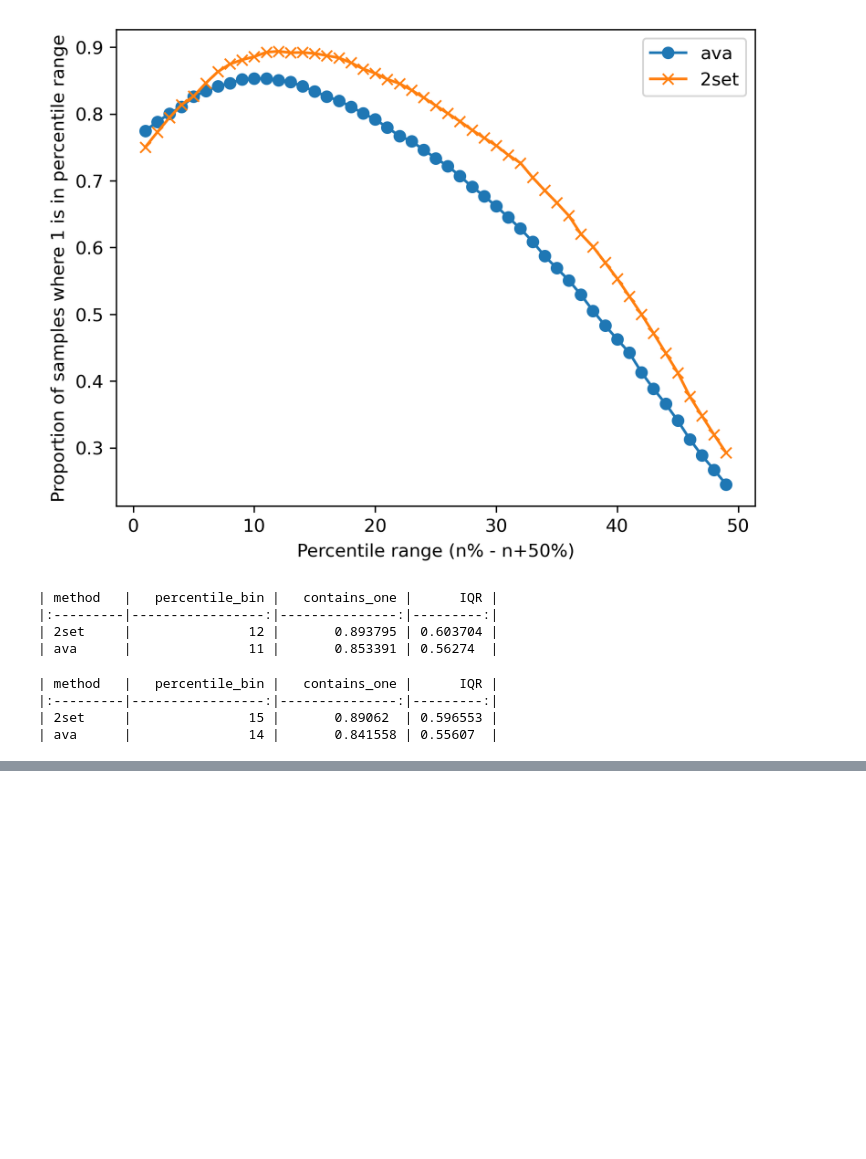
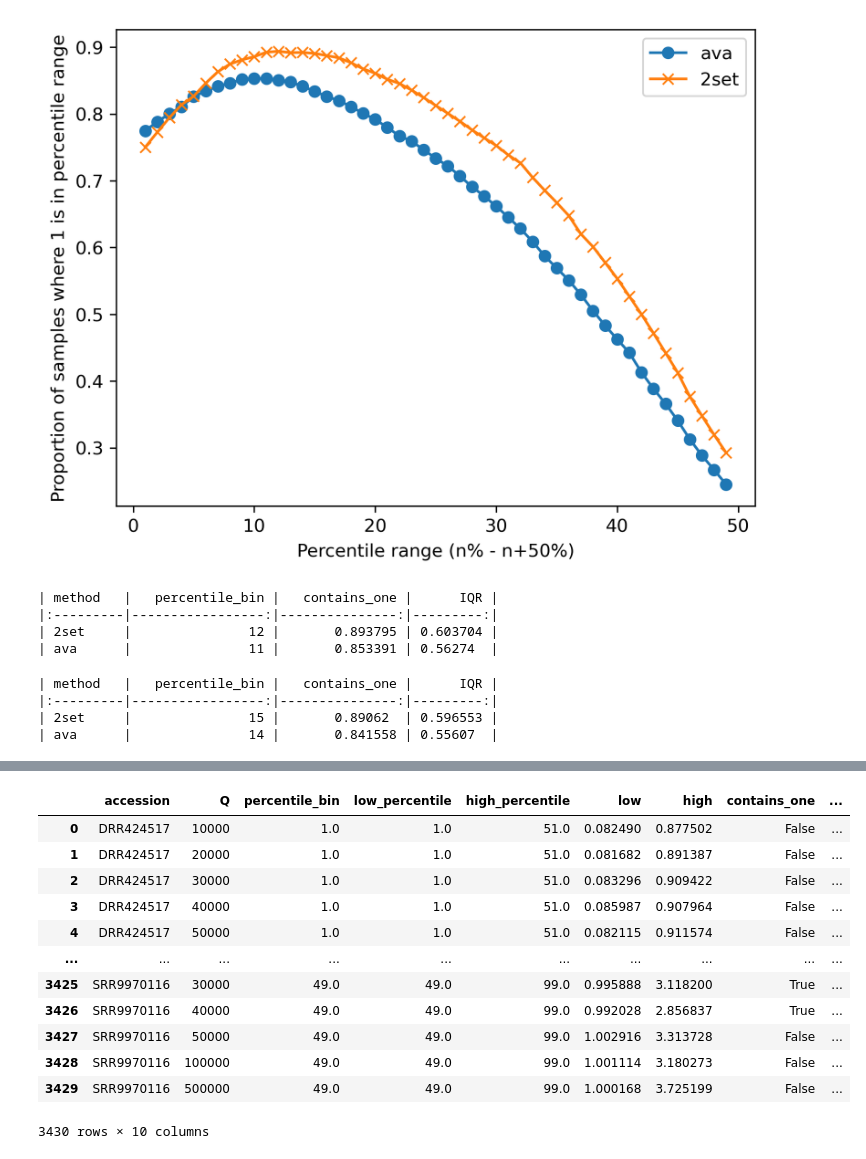
Before and after one commit to mbhall88/lrge, a Jupyter notebook: paper/notebooks/per_read_estimates.ipynb, the cells around one changed output, grey strips where cells are left out. Cells and saved outputs as stored; diff of their text form; code cells hidden in the pictures; blank space fills up the shorter version.

```diff
--- a/paper/notebooks/per_read_estimates.ipynb
+++ b/paper/notebooks/per_read_estimates.ipynb
@@ -319,0 +343,11 @@ print(d.loc[min_ix].to_markdown(index=False))
+# %%
+perc_range = np.arange(1, 100, 1.0)
+# function to apply to each group. it takes the median of the relative size and the median of the finite relative sizes
+# it also calculates the percentiles of the relative sizes in 2.5% steps
+def f2(group):
+    relsizes = group["relative_size"]
+    finite_ixs = np.isfinite(relsizes)
+    finite = relsizes[finite_ixs]
+    finite_median = finite.median()
+    percentiles = np.percentile(finite, perc_range)
+    return pd.Series([finite_median] + list(percentiles))
@@ -319,0 +372,17 @@ print(d.loc[min_ix].to_markdown(index=False))
+# %%
+rng_scan["IQR"] = rng_scan["high"] - rng_scan["low"]
+rng_scan
+# %% [output]
+|  | accession | Q | percentile_bin | low_percentile | high_percentile | low | high | contains_one | ... |
+| 0 | DRR424517 | 10000 | 1.0 | 1.0 | 51.0 | 0.082490 | 0.877502 | False | ... |
+| 1 | DRR424517 | 20000 | 1.0 | 1.0 | 51.0 | 0.081682 | 0.891387 | False | ... |
+| 2 | DRR424517 | 30000 | 1.0 | 1.0 | 51.0 | 0.083296 | 0.909422 | False | ... |
+| 3 | DRR424517 | 40000 | 1.0 | 1.0 | 51.0 | 0.085987 | 0.907964 | False | ... |
+| 4 | DRR424517 | 50000 | 1.0 | 1.0 | 51.0 | 0.082115 | 0.911574 | False | ... |
+| ... | ... | ... | ... | ... | ... | ... | ... | ... | ... |
+| 3425 | SRR9970116 | 30000 | 49.0 | 49.0 | 99.0 | 0.995888 | 3.118200 | True | ... |
+| 3426 | SRR9970116 | 40000 | 49.0 | 49.0 | 99.0 | 0.992028 | 2.856837 | True | ... |
+| 3427 | SRR9970116 | 50000 | 49.0 | 49.0 | 99.0 | 1.002916 | 3.313728 | False | ... |
+| 3428 | SRR9970116 | 100000 | 49.0 | 49.0 | 99.0 | 1.001114 | 3.180273 | False | ... |
+| 3429 | SRR9970116 | 500000 | 49.0 | 49.0 | 99.0 | 1.000168 | 3.725199 | False | ... |
+3430 rows × 10 columns
```
Also changed, not shown: parts of 9 cells of this notebook, 2 other files.
